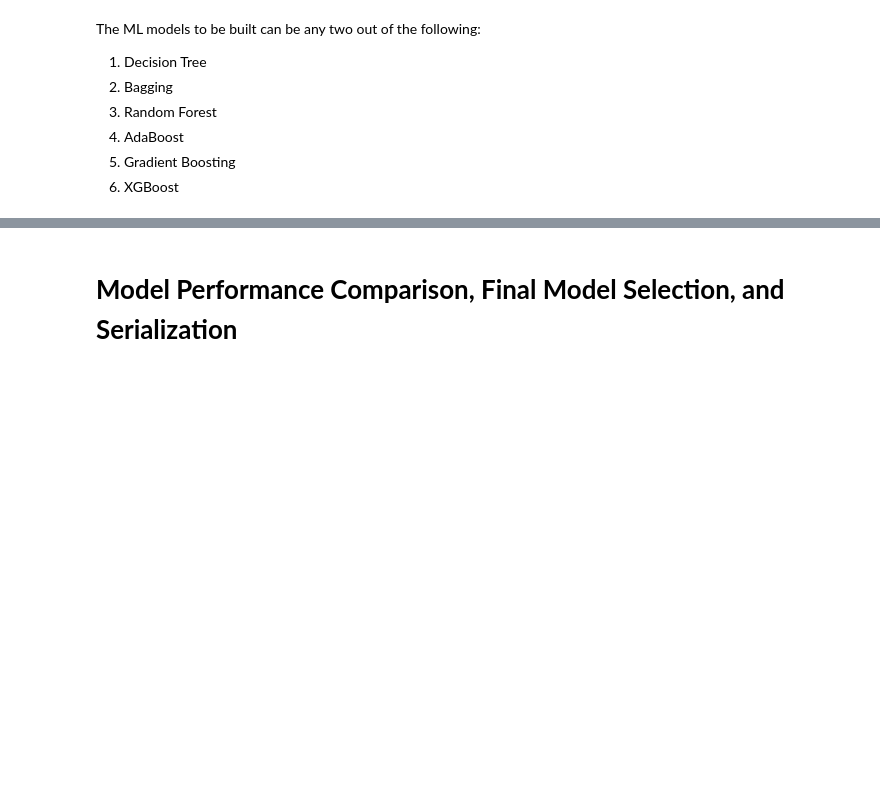
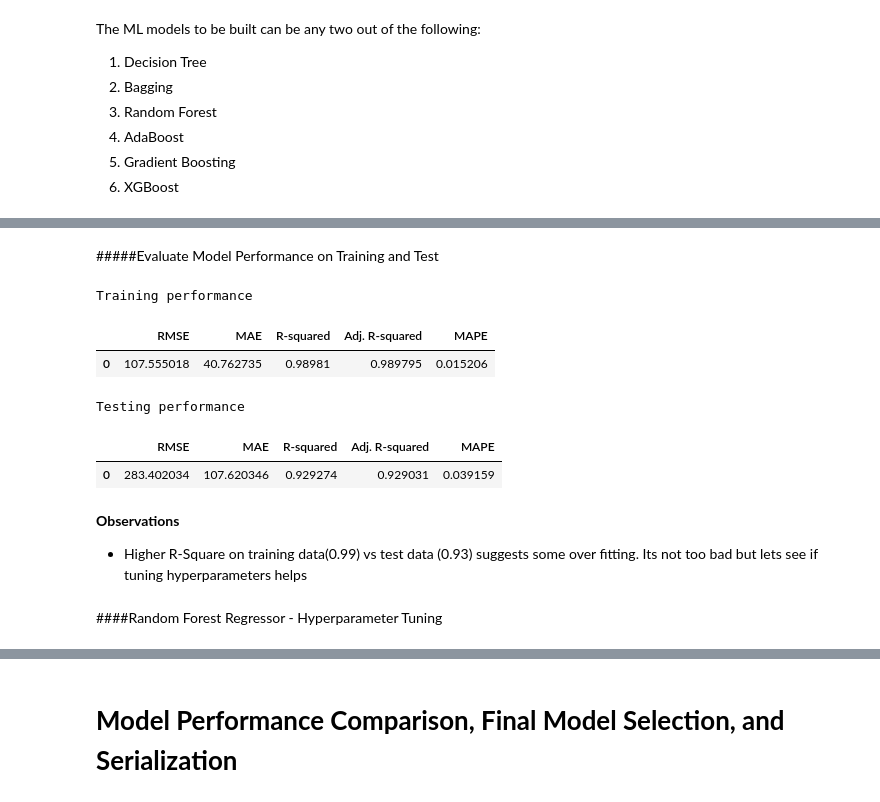
Before and after one commit to uday-d4/UTAI_SuperKArt, a Jupyter notebook: SuperKart_Model_Deployment_Notebook.ipynb, the cells around one changed output, grey strips where cells are left out. Drawn from its saved outputs; the diff is of its cells as text; code cells hidden in the pictures; blank space fills up the shorter version.

```diff
--- a/SuperKart_Model_Deployment_Notebook.ipynb
+++ b/SuperKart_Model_Deployment_Notebook.ipynb
@@ -1151,7 +1150,10 @@ categorical_features
 # Create a preprocessing pipeline for the categorical features
 
 preprocessor = make_column_transformer(
-    (Pipeline([('encoder', OneHotEncoder(handle_unknown='ignore'))]), categorical_features)
+    (Pipeline([
+        ('encoder', OneHotEncoder(handle_unknown='ignore', sparse_output=False))
+    ]), categorical_features),
+    remainder='passthrough'  # Leave all non-categorical columns (numerical) unchanged
 )
 # %% [markdown]
 # **Model Building**
@@ -1210,0 +1219,3 @@ The ML models to be built can be any two out of the following:
+# %%
+# Define base Random Forest model
+rf_model = RandomForestRegressor(random_state=42)
@@ -1210,0 +1224,3 @@ The ML models to be built can be any two out of the following:
+# %%
+# Create pipeline with preprocessing and Random Forest model
+rf_pipeline = make_pipeline(preprocessor, rf_model)
@@ -1210,0 +1229,3 @@ The ML models to be built can be any two out of the following:
+# %%
+# Train the model pipeline on the training data
+rf_pipeline.fit(X_train, y_train)
@@ -1210,0 +1246,26 @@ The ML models to be built can be any two out of the following:
+# %% [markdown]
+#####Evaluate Model Performance on Training and Test
+# %%
+# Evaluate performance on training data
+rf_estimator_model_train_perf = model_performance_regression(rf_pipeline, X_train,y_train)
+print("Training performance \n")
+rf_estimator_model_train_perf
+# %% [output]
+Training performance
+|  | RMSE | MAE | R-squared | Adj. R-squared | MAPE |
+| 0 | 107.555018 | 40.762735 | 0.98981 | 0.989795 | 0.015206 |
+# %%
+# Evaluate performance on test data
+rf_estimator_model_test_perf = model_performance_regression(rf_pipeline, X_test,y_test)
+print("Testing performance \n")
+rf_estimator_model_test_perf
+# %% [output]
+Testing performance
+|  | RMSE | MAE | R-squared | Adj. R-squared | MAPE |
+| 0 | 283.402034 | 107.620346 | 0.929274 | 0.929031 | 0.039159 |
+# %% [markdown]
+**Observations**
+
+* Higher R-Square on training data(0.99) vs test data (0.93) suggests some over fitting. Its not too bad but lets see if tuning hyperparameters helps
+# %% [markdown]
+####Random Forest Regressor - Hyperparameter Tuning
```
Also changed, not shown: parts of 29 cells of this notebook.
